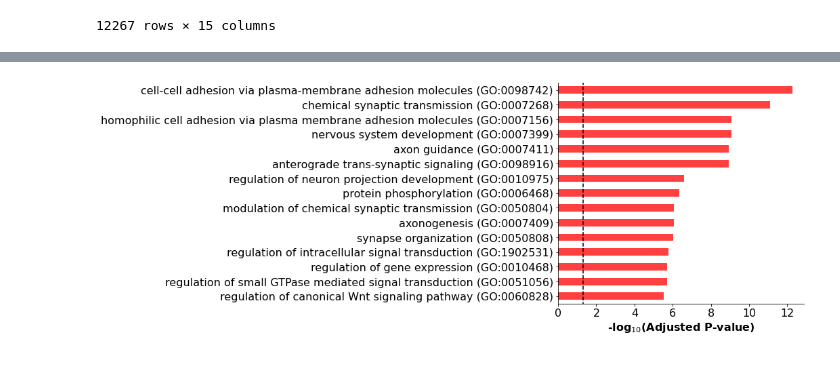
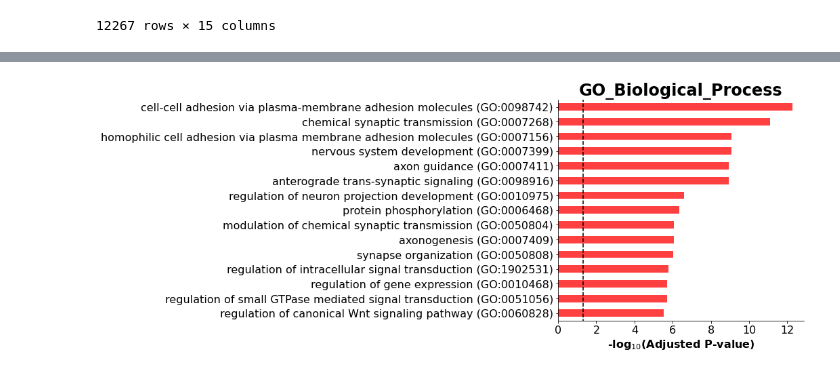
Before and after one commit to aadenisova/bird_innovation, a Jupyter notebook: scripts/SNP_analysis/Get_list_of_genes_8.ipynb, the cells around one changed output, grey strips where cells are left out. Drawn from its saved outputs; the diff is of its cells as text; code cells hidden in the pictures.

```diff
--- a/scripts/SNP_analysis/Get_list_of_genes_8.ipynb
+++ b/scripts/SNP_analysis/Get_list_of_genes_8.ipynb
@@ -58,10 +58,12 @@ def get_df(database, genelist, background):
      )
     return enr
 
-def plot(df, bg, name):
+def plot(df, bg, name, save = False):
     name = ' '.join(name.split('_'))
     barplot(df.res2d,title= name+bg, top_term=15, cutoff=0.05,color = 'r')
     plt.plot([l,l],[-1, 15], linestyle = '--',color='k', label = '- log10(0.05)')
+    if save:
+        plt.savefig(f'{path_to_data}final_data/pics/{name}_all.png',  bbox_inches='tight', dpi = 400)
 # %%
 !ls /Users/aleksandradenisova/Desktop/coursework/data/stage3/two_alleles.tsv
 # %% [output]
@@ -191,10 +188,10 @@ all_df
 # %%
-def plot_proc(df):
-    barplot(df, top_term=15, cutoff=0.05,color = 'r')
-    plt.plot([l,l],[-1, 15], linestyle = '--',color='k', label = '- log10(0.05)')
-    df_proc.head()
+def plot_proc(df, name):
+    barplot(df.res2d, top_term=15, cutoff=0.05,color = 'r',
+           title = name,)
+    plt.plot([l,l],[-1, 15], linestyle = '--',color='k',
+             label = '- log10(0.05)')
 
-df_proc = get_df(go_BP, genelists_all, background).res2d
-plot_proc(df_proc)
+plot_proc(get_df(go_BP, genelists_all, background), 'GO_Biological_Process')
 # %% [output]
-[figure, old version]
+[figure, new version]
```
Also changed, not shown: parts of 12 cells of this notebook, 2 other files.
